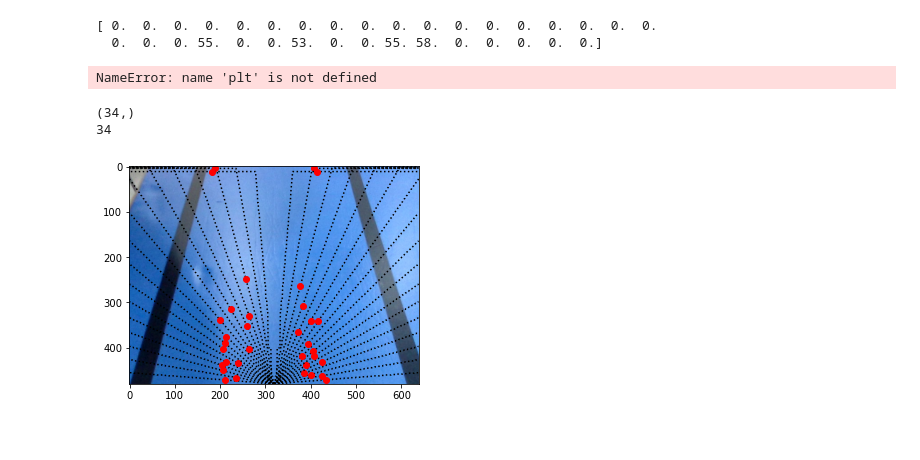
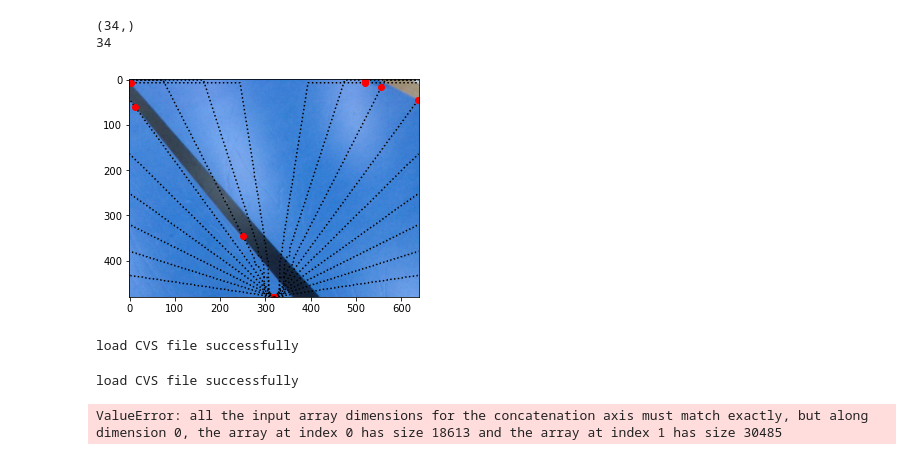
Before and after one commit to ChheangL/carCode, a Jupyter notebook: Test2.ipynb, the cells around one changed output. Drawn from its saved outputs; the diff is of its cells as text; code cells hidden in the pictures.

```diff
--- a/Test2.ipynb
+++ b/Test2.ipynb
@@ -69,27 +68,3 @@ print(len(data))
-# %%
-#(3*np.std(data[0:50,:],axis=0)).shape
-a = 0
-b = 50
-
-BND = np.zeros([34])
-segCal = data[0:50,:]
-#print(segCal[:,0])
-plusCheck = np.mean(segCal,axis=0) + 3* np.std(segCal,axis=0)
-minusCheck = np.mean(segCal,axis=0) - 3* np.std(segCal,axis=0)
-test = data[49:60,:]
-#print(plusCheck[0],'\n',np.mean(segCal,axis=0)[0],'\n ', minusCheck[0],'\n',test[1,0])
-checktop = (test > plusCheck)+(test<minusCheck)
-#pos = np.empty([11,0])
-index = np.argmax(checktop,axis=0)
-tempBND = np.where(index==0,index,index+49)
-BND = np.where(BND==0,tempBND,BND)
-#for n in data[0,:]:
-#    pos = np.append(pos,np.arange(49,60).reshape([11,1]),axis=1)
-
-print(BND)
-# %% [output]
-[ 0.  0.  0.  0.  0.  0.  0.  0.  0.  0.  0.  0.  0.  0.  0.  0.  0.  0.
-  0.  0.  0. 55.  0.  0. 53.  0.  0. 55. 58.  0.  0.  0.  0.  0.]
 # %%
 """to do: 3-sigma
 - calculate s1 and hd position
@@ -120,10 +102,12 @@ while True:
 # %%
 """ To do : plot the data
-
 """
-plt.plot([datas for datas in data[:,1]],'r:')
+for num in range(0,data.shape[1]):
+    plt.plot([datas for datas in data[:,num]],'r:')
+    plt.plot(int(BND[num]),data[int(BND[num]),num],'b.')
+    plt.title(('Line '+str(num+1)))
+    print(int(BND[num]))
+    plt.show()
-# %% [output]
-NameError: name 'plt' is not defined
 # %%
 """to do: ploting
 - plot image
@@ -131,19 +115,37 @@ NameError: name 'plt' is not defined
 - plot error posistion
 - plot center
 """
-imshow(img)
 print(BND.shape)
 print(len(fline.keys()))
-for key in fline.keys():
-    plt.plot(fline[key][:,0],fline[key][:,1],'k:')
-    plt.plot(fline[key][int(BND[int(key)-1]),0],fline[key][int(BND[int(key)-1]),1],'ro')
-
-
-
-
-
-plt.show()
+def plotData(img,fline,BND):
+    for key in fline.keys():
+        imshow(img)
+        plt.plot(fline[key][:,0],fline[key][:,1],'k:')
+        plt.plot(fline[key][int(BND[int(key)-1]),0],fline[key][int(BND[int(key)-1]),1],'ro')
+    plt.show()
 # %% [output]
 (34,)
 34
-[figure, removed]
+# %%
+line = lineC(width,height,9)
+img = np.array(Image.open('image/img27.jpg'))
+data = selectData(img,line)
+edge = findEdge(data,70,10,3)
+plotData(img,line,edge)
+# %% [output]
+[figure, added]
+# %%
+from ImageFrame import Frame
+from EdgeFinderV2 import EdgeFinder
+from PIL import Image
+
+img = Image.open('image/img21.jpg')
+# %% [output]
+load CVS file successfully
+# %%
+frame1 = Frame(640,480,10)
+data = frame1.get_data(img,2)
+edge = EdgeFinder(70,3,10,data)
+# %% [output]
+load CVS file successfully
+ValueError: all the input array dimensions for the concatenation axis must match exactly, but along dimension 0, the array at index 0 has size 18613 and the array at index 1 has size 30485
```
Also changed, not shown: parts of 3 cells of this notebook, 4 other files.
